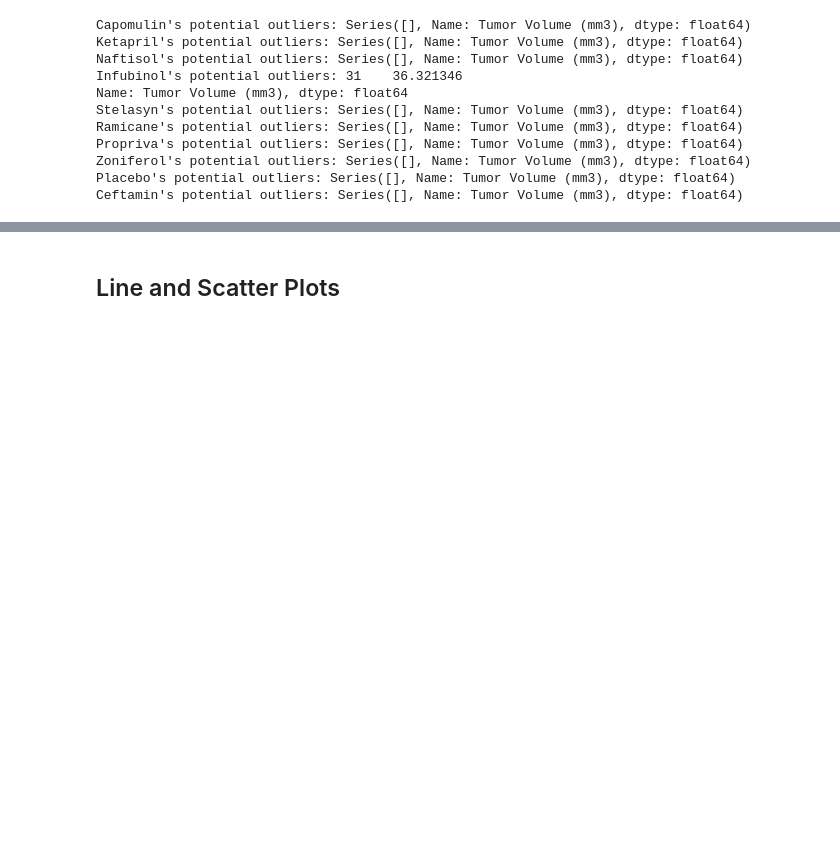
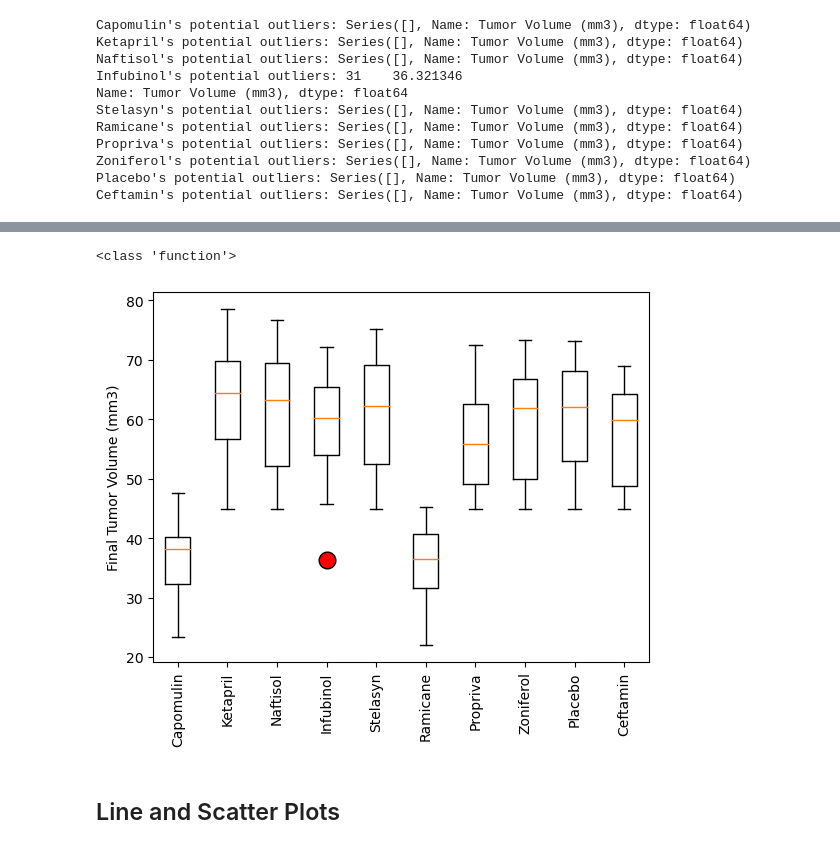
Before and after one commit to Evdawg/data-viz-challenge, a Jupyter notebook: Starter_Code/Pymaceuticals/solution_pymaceuticals.ipynb, the cells around one changed output, grey strips where cells are left out. Saved outputs shown, nothing was run; the diff lists cells and outputs as text; code cells hidden in the pictures; blank space fills up the shorter version.

Commit message:
05/3/2023: Finished the boxplot!!

```diff
--- a/Starter_Code/Pymaceuticals/solution_pymaceuticals.ipynb
+++ b/Starter_Code/Pymaceuticals/solution_pymaceuticals.ipynb
@@ -293,26 +293,35 @@ Ceftamin's potential outliers: Series([], Name: Tumor Volume (mm3), dtype: float
 # Generate a box plot that shows the distribution of the tumor volume for each treatment group.
     # Source code [4] https://stackoverflow.com/questions/64383047/how-to-plot-the-boxplot-of-the-columns-in-one-loop
 box_df = pd.DataFrame(tumors_dict)
-box_df
+# print(box_df)
+# print(box_df.iloc[0])
+
+fig = plt.figure()   # plots figure for each iteration
+flierprops= dict(marker='o', markerfacecolor='red', markersize=12,
+                  markeredgecolor='black')
+boxplot = plt.boxplot(box_df.iloc[0], labels=drugs_list, flierprops= flierprops)
+plt.xticks(rotation= 90)
+plt.ylabel('Final Tumor Volume (mm3)')
 
 
+print(type(plt.figure))
+plt.show()
+
+# -------------------------------------------------------------------------------------
+### Ignore these attempted methods:
+
+# I need to figure out how to get the data for this to be the 'Drug_DF' row only.
+# data = box_df.iloc[0]
+# df = pd.DataFrame(data, columns= )
+
+# df.boxplot(grid= False)
+# plt.show()
+### Need to figure out how to only plot that first row of data in loop. I dont know...
 
 # for column in box_df:
 #     data= box_df[column].values[0]
 #     fig = plt.boxplot(data)
 #     plt.show()
 
-# columns = drugs_list
-# for col in columns:
-#     plt.figure()   # plots figure for each iteration
-#     plt.boxplot(box_df[col][0])
-#     plt.show()
-
-
-        ### I need to figure out how to get the data for this to be the 'Drug_DF' row only.
-#             data = np.random.random(size=(4,10))
-#             df = pd.DataFrame(data, columns = drugs_list)
-
-#             df.boxplot(grid= False)
-#             plt.show()
+# -------------------------------------------------------------------------------------
 # %% [output]
@@ -327,3 +328,5 @@ box_df
+<class 'function'>
+[figure, added]
 # %% [markdown]
 ## Line and Scatter Plots
 # %%
```
Also changed, not shown: parts of 1 cell of this notebook.
